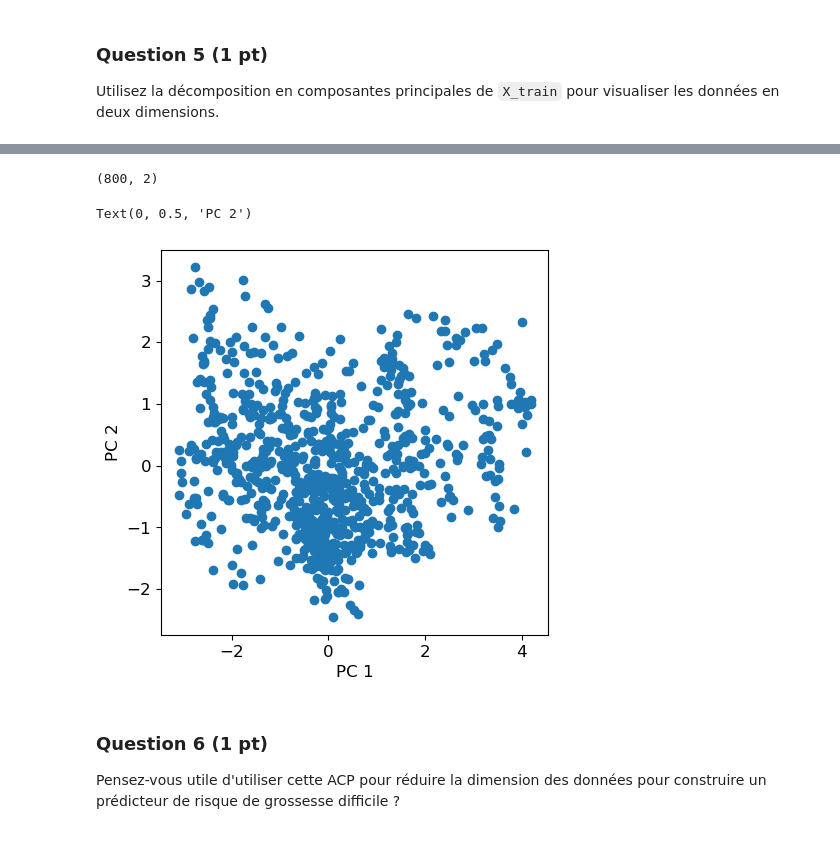
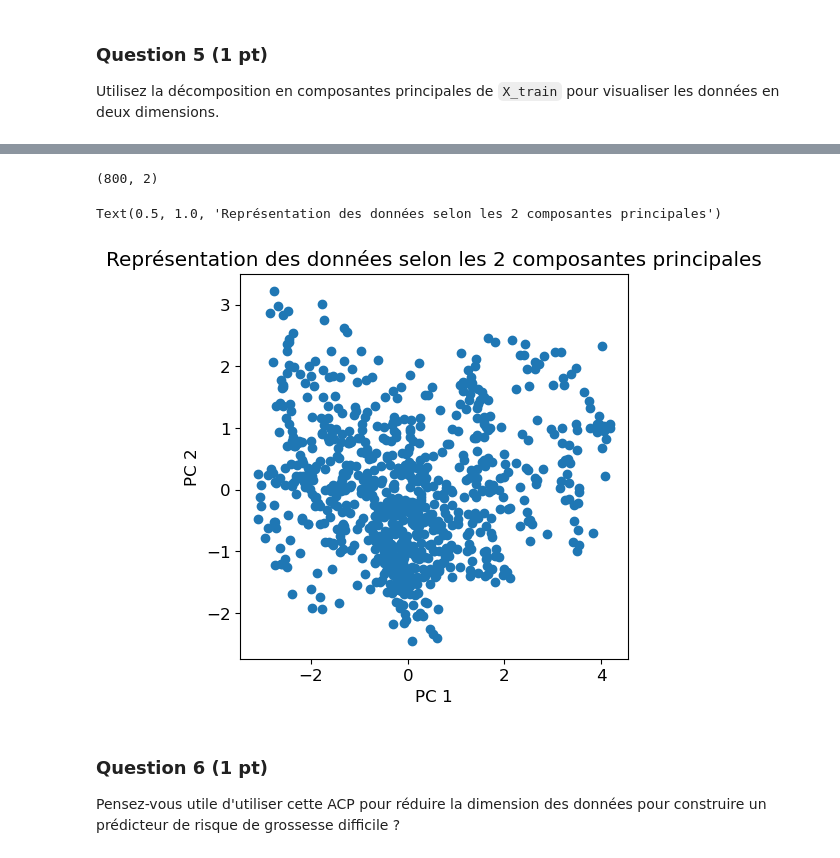
Before and after one commit to bavrillon/Projets_UE21, a Jupyter notebook: DATA/Projet_GR28.ipynb, the cells around one changed output, grey strips where cells are left out. Saved outputs shown, nothing was run; the diff lists cells and outputs as text; code cells hidden in the pictures.

```diff
--- a/DATA/Projet_GR28.ipynb
+++ b/DATA/Projet_GR28.ipynb
@@ -179,19 +162,21 @@ Text(0.5, 1.0, 'Proportion cumulative de variance expliquée')
 # %%
-# Calcul de la nouvelle représentation des données (projection sur ces deux PC) :
+# Calcul de la nouvelle représentation des données (projection sur les 2 composantes principales) :
+from sklearn import decomposition
 pca = decomposition.PCA(n_components=2)
 pca.fit(X_scaled)
 X_projected = pca.transform(X_scaled)
 print(X_projected.shape)
 
 # Affichage du nuage de points représentant les données selon ces deux PC
 fig = plt.figure(figsize=(5, 5))
 plt.scatter(X_projected[:, 0], X_projected[:, 1])
 plt.xlabel("PC 1")
 plt.ylabel("PC 2")
+plt.title('Représentation des données selon les 2 composantes principales')
 # %% [output]
 (800, 2)
-Text(0, 0.5, 'PC 2')
+Text(0.5, 1.0, 'Représentation des données selon les 2 composantes principales')
-[figure, old version]
+[figure, new version]
 # %% [markdown]
 ### Question 6 (1 pt)
 Pensez-vous utile d'utiliser cette ACP pour réduire la dimension des données pour construire un prédicteur de risque de grossesse difficile ?
```
Also changed, not shown: parts of 13 cells of this notebook.
